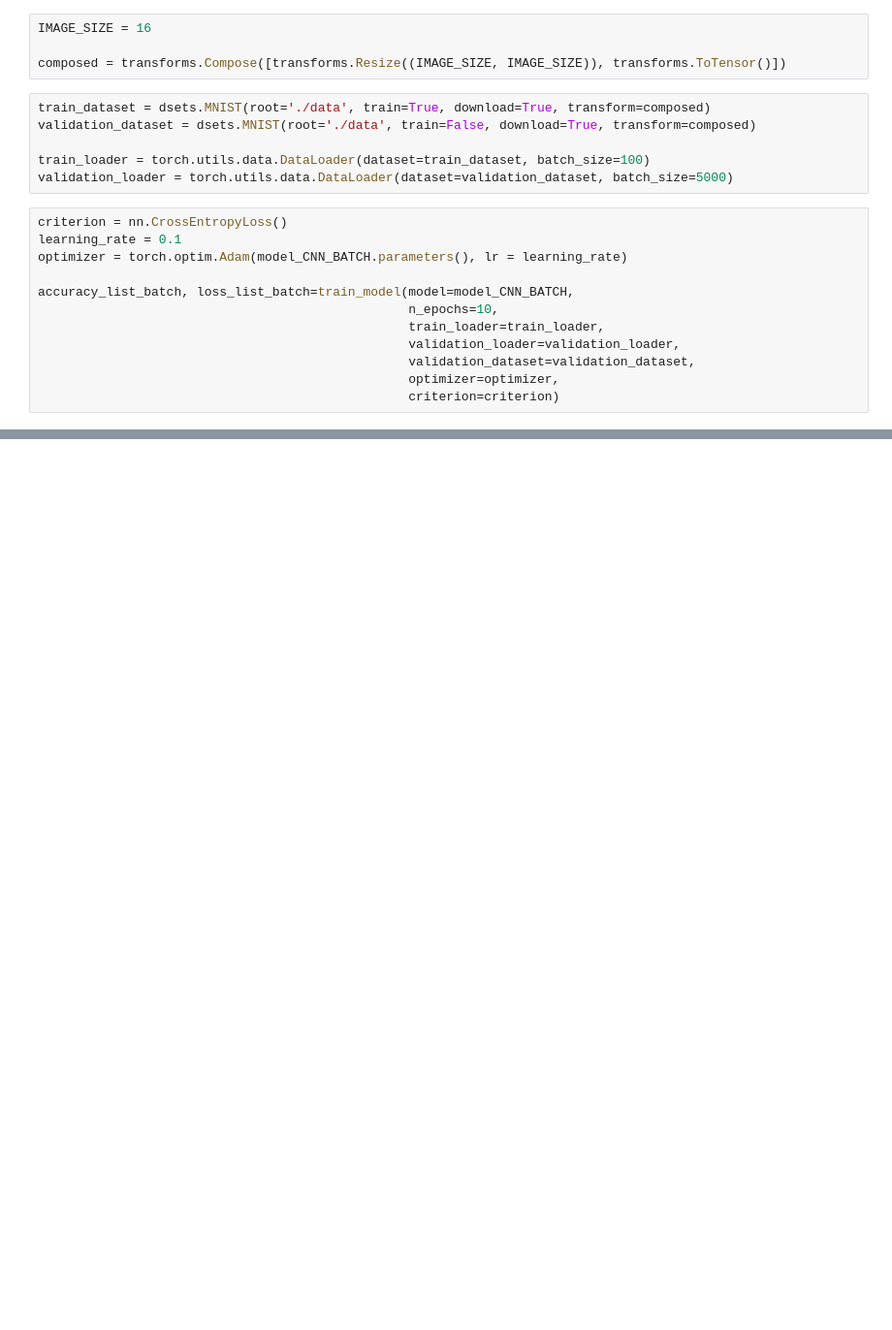
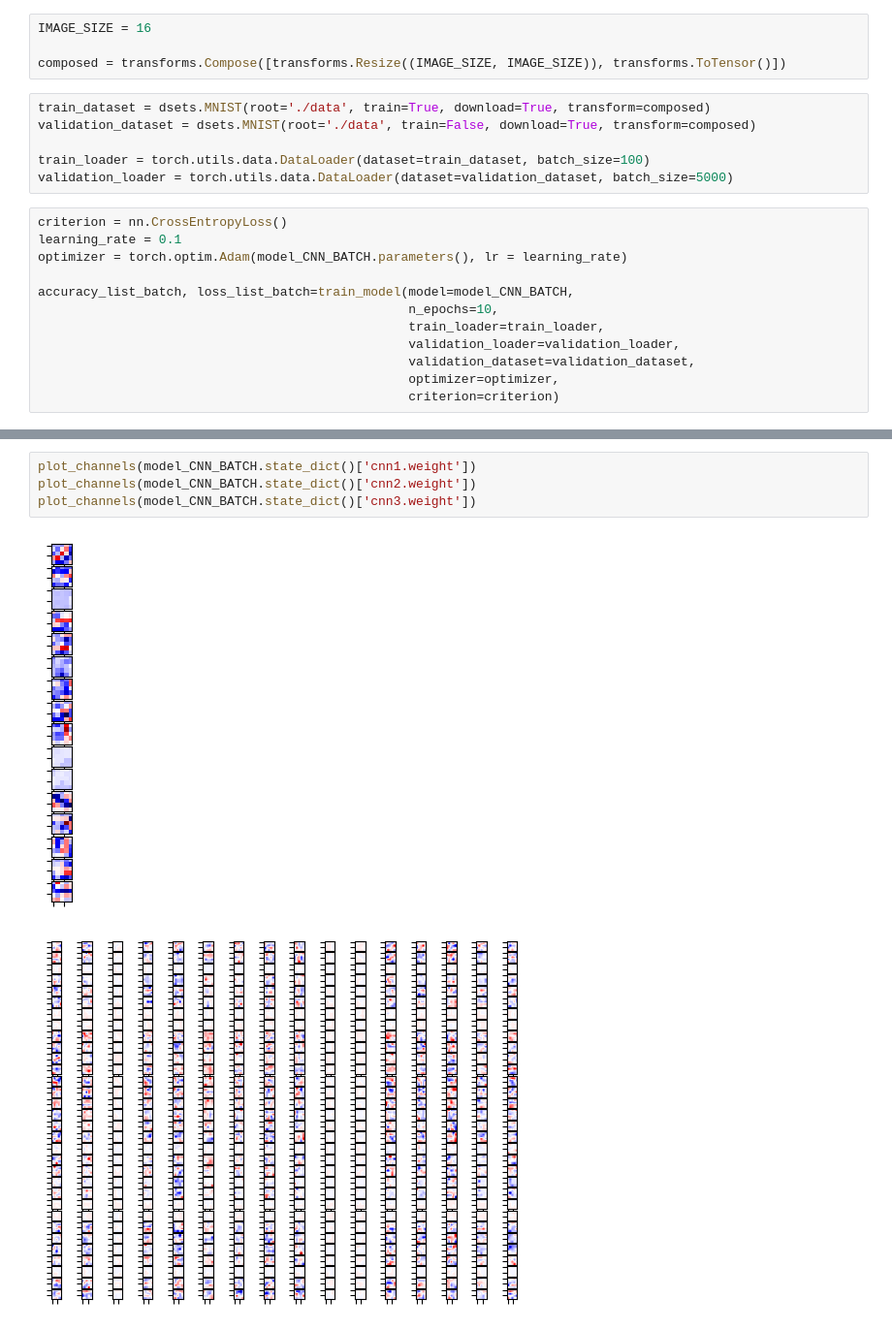
Before and after one commit to File500/DOS_CNN, a Jupyter notebook: CNN_Pytorch/CNN_DOS_project.ipynb, the cells around one changed output, grey strips where cells are left out. Shown at 97% size. Cells and saved outputs as stored; diff of their text form; blank space fills up the shorter version.

```diff
--- a/CNN_Pytorch/CNN_DOS_project.ipynb
+++ b/CNN_Pytorch/CNN_DOS_project.ipynb
@@ -269,0 +261,7 @@ plt.show()
+# %%
+plot_channels(model_CNN_BATCH.state_dict()['cnn1.weight'])
+plot_channels(model_CNN_BATCH.state_dict()['cnn2.weight'])
+plot_channels(model_CNN_BATCH.state_dict()['cnn3.weight'])
+# %% [output]
+[figure, added]
+[figure, added]
```
Also changed, not shown: parts of 11 cells of this notebook.
